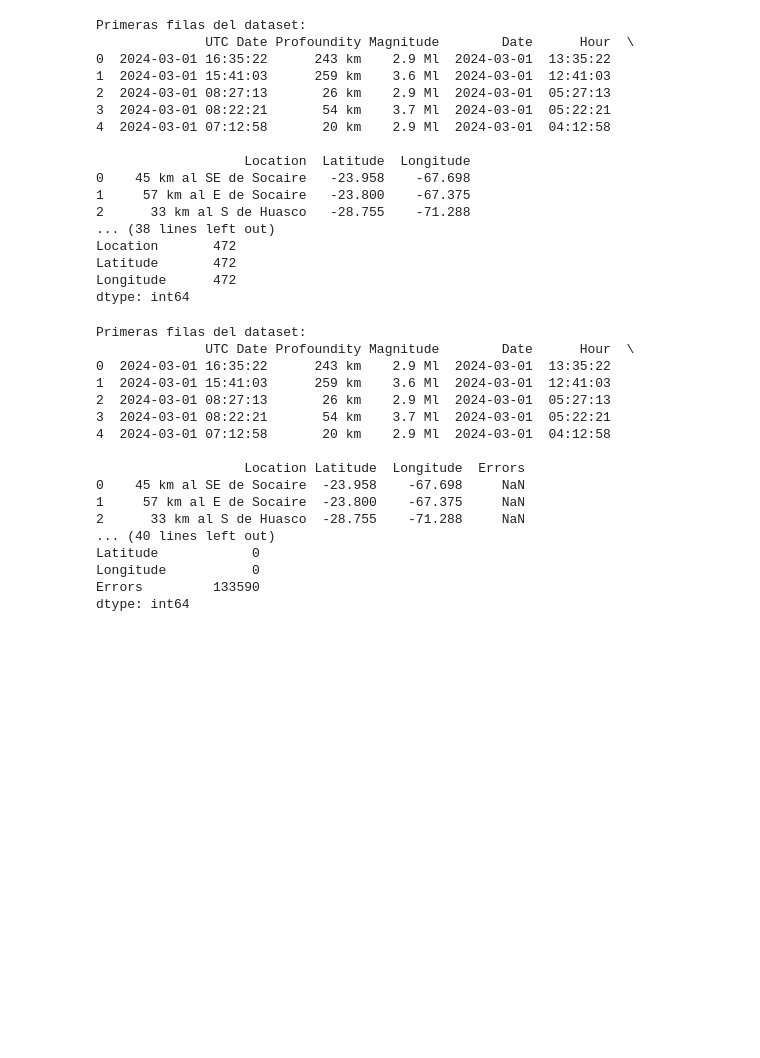
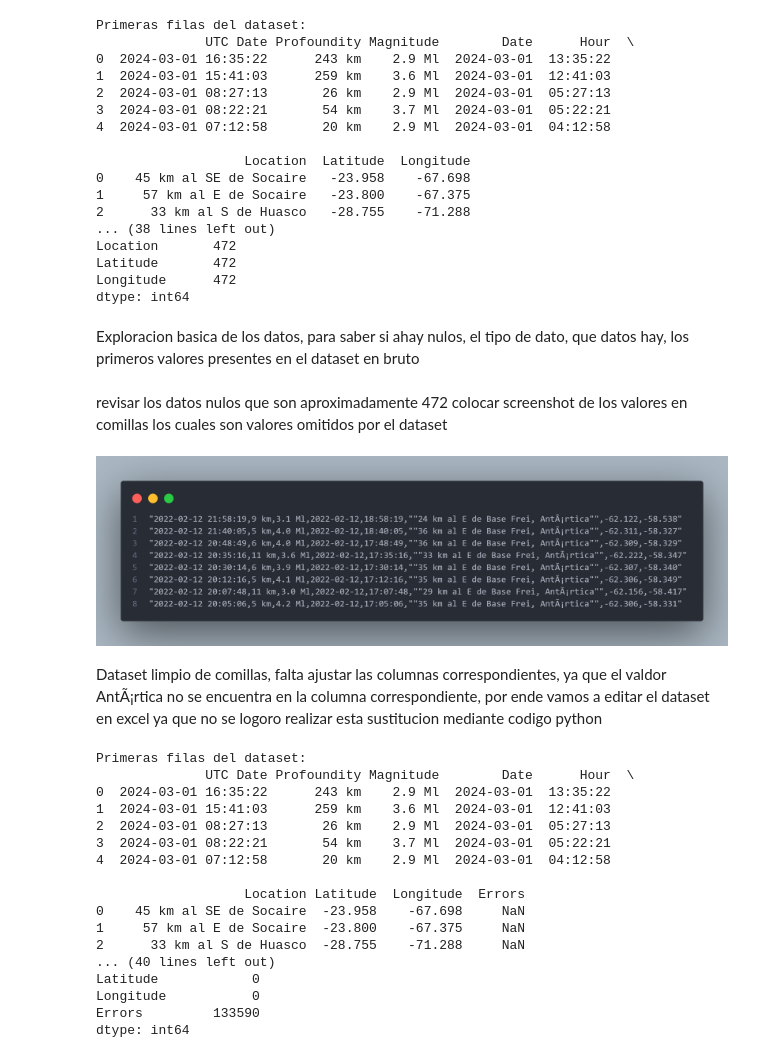
Before and after one commit to leandruko/sismos-Chile, a Jupyter notebook: analisis _sismos.ipynb, the cells around one changed output. Saved outputs shown, nothing was run; the diff lists cells and outputs as text; code cells hidden in the pictures; blank space fills up the shorter version.

```diff
--- a/analisis _sismos.ipynb
+++ b/analisis _sismos.ipynb
@@ -52,6 +56,8 @@ Location       472
 Latitude       472
 Longitude      472
 dtype: int64
+# %% [markdown]
+Exploracion basica de los datos, para saber si ahay nulos, el tipo de dato, que datos hay, los primeros valores presentes en el dataset en bruto
 # %%
 import csv
 
@@ -79,10 +85,20 @@ rows[0] = header
 with open('df2.csv', "w", encoding="utf-8", newline='') as csv_file:
     writer = csv.writer(csv_file)
     writer.writerows(rows)
+# %% [markdown]
+revisar los datos nulos que son aproximadamente 472 colocar screenshot de los valores en comillas los cuales son valores omitidos por el dataset
+# %%
+from IPython.display import Image, display
+
+display(Image(filename='code.png'))
+# %% [output]
+[figure, added]
 # %%
 # Cargar el dataset
 file_path = 'df2.csv'
 df = pd.read_csv(file_path)
+# %% [markdown]
+Dataset limpio de comillas, falta ajustar las columnas correspondientes, ya que el valdor AntÃ¡rtica no se encuentra en la columna correspondiente, por ende vamos a editar el dataset en excel ya que no se logoro realizar esta sustitucion mediante codigo python
 # %%
 # Mostrar las primeras filas del dataset
 print("Primeras filas del dataset:")
```
Also changed, not shown: parts of 4 cells of this notebook, 1 other file.
